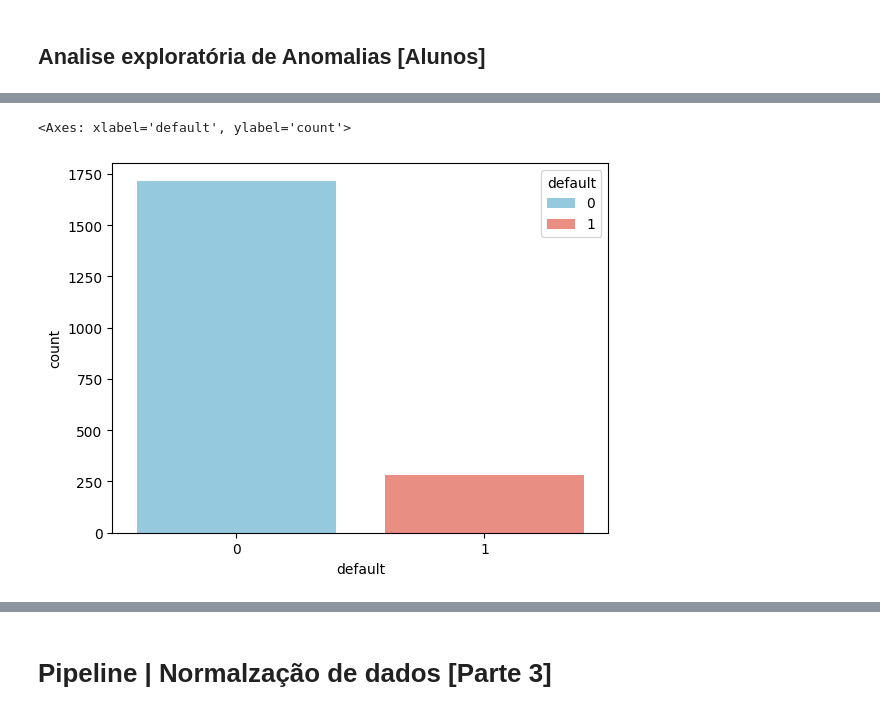
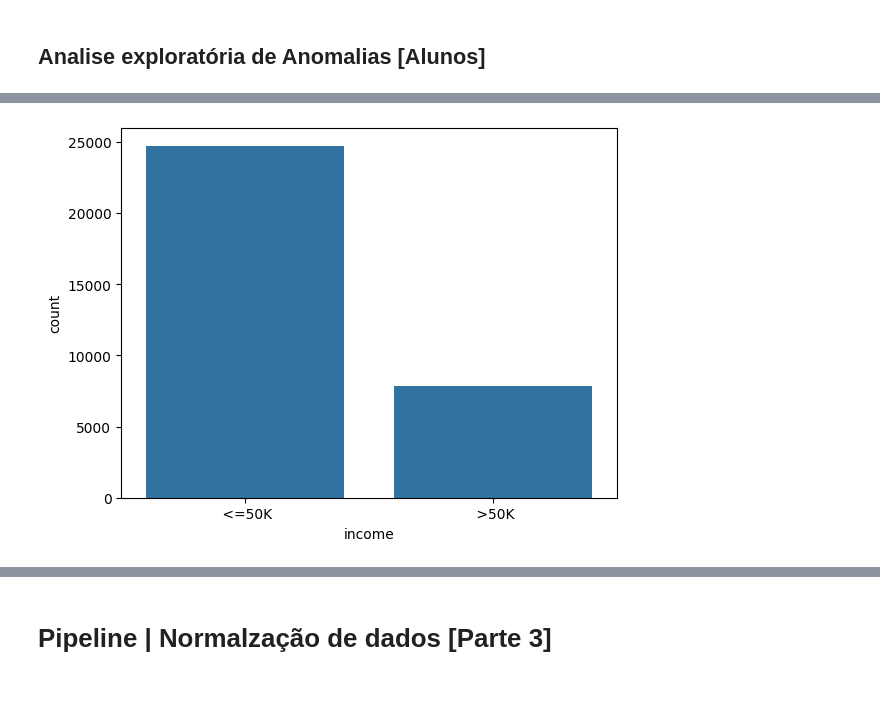
Before and after one commit to PedroHS05/am-t4-s1a2026, a Jupyter notebook: census0416_amt4.ipynb, the cells around one changed output, grey strips where cells are left out. Cells and saved outputs as stored; diff of their text form; code cells hidden in the pictures.

```diff
--- a/census0416_amt4.ipynb
+++ b/census0416_amt4.ipynb
@@ -105,6 +83,5 @@ np.unique(base_credit["default"], return_counts=True)
-# %%
-sns.countplot(x = base_credit["default"],hue=base_credit["default"], palette=["skyblue", "salmon"])
-# %% [output]
-<Axes: xlabel='default', ylabel='count'>
-[figure, removed]
+# %%
+sns.countplot(x=base_census['income']);
+# %% [output]
+[figure, added]
 # %%
```
Also changed, not shown: parts of 25 cells of this notebook.
